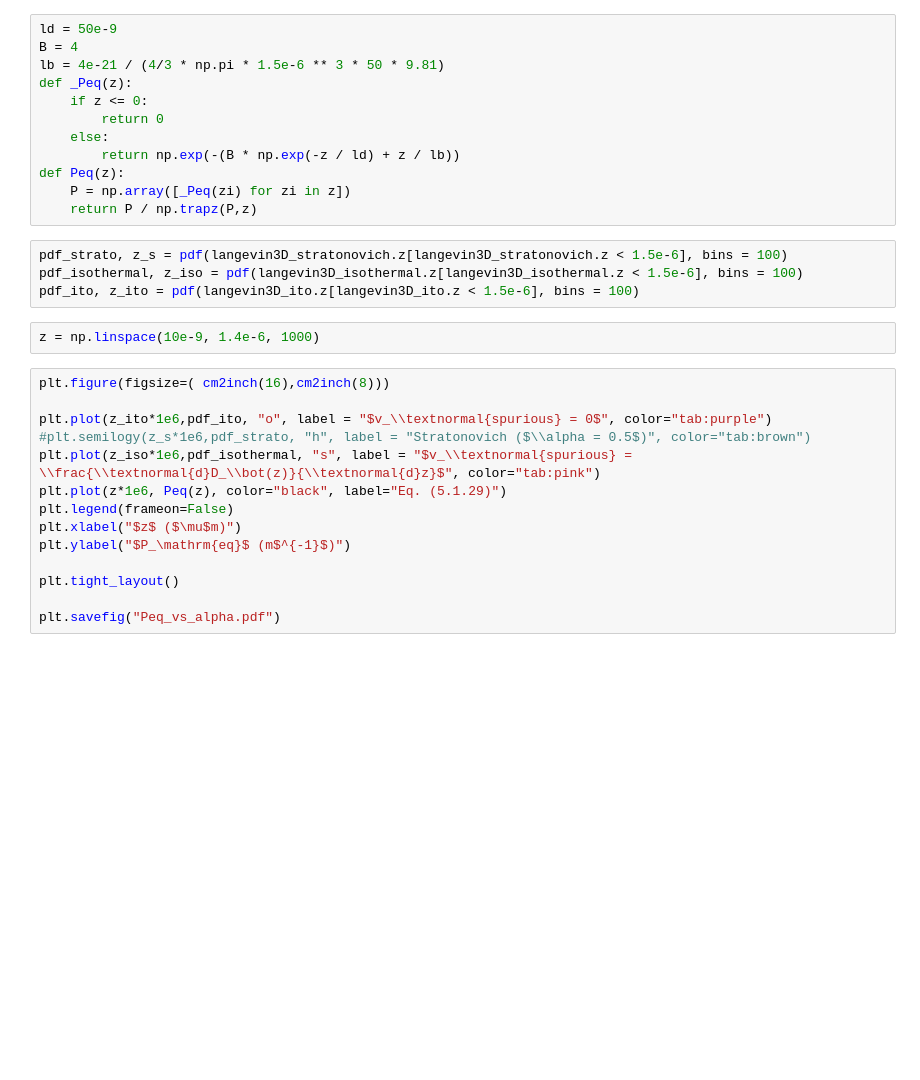
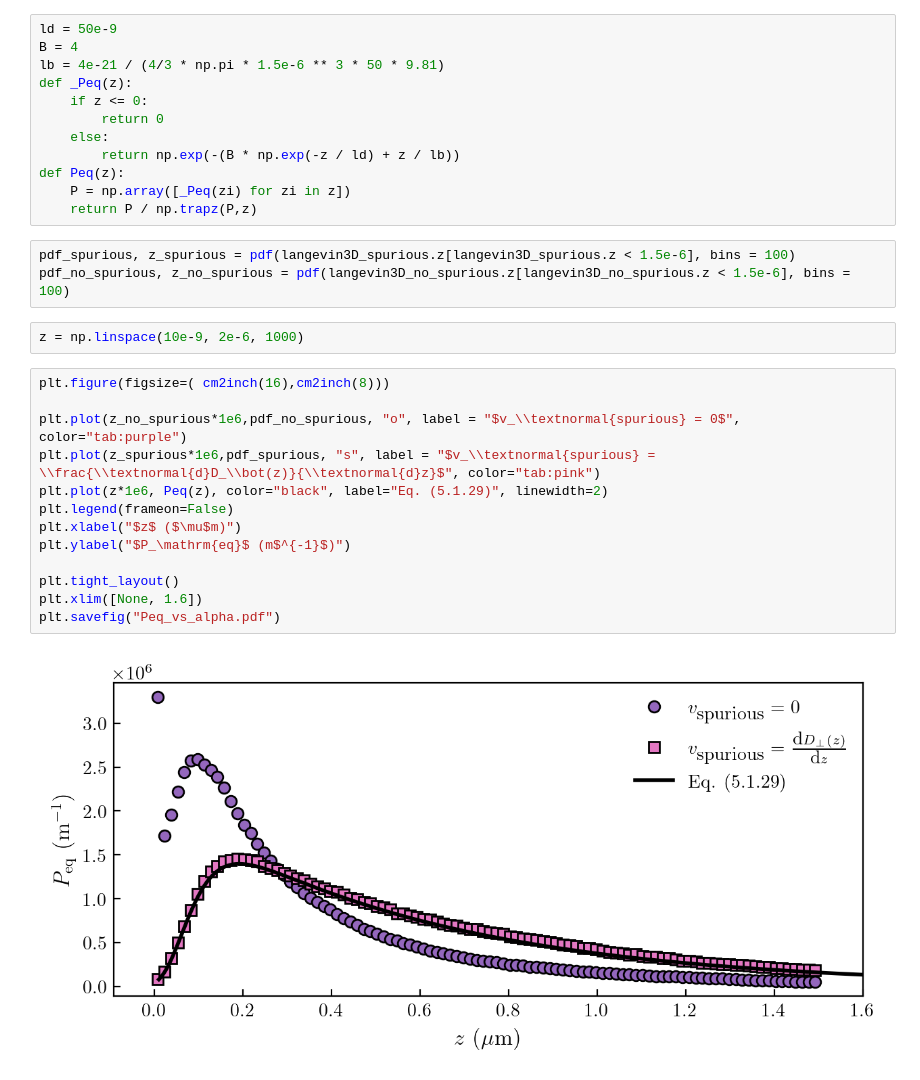
Before and after one commit to eXpensia/Confined-Brownian-Motion, a Jupyter notebook: 02_body/chapter3/images/simulation_confined_Brownian_motion/Overdamped_confined_simulation.ipynb, the cells around one changed output. Cells and saved outputs as stored; diff of their text form; blank space fills up the shorter version.

```diff
--- a/02_body/chapter3/images/simulation_confined_Brownian_motion/Overdamped_confined_simulation.ipynb
+++ b/02_body/chapter3/images/simulation_confined_Brownian_motion/Overdamped_confined_simulation.ipynb
@@ -297,24 +294,24 @@ def Peq(z):
     P = np.array([_Peq(zi) for zi in z])
     return P / np.trapz(P,z)
 # %%
-pdf_strato, z_s = pdf(langevin3D_stratonovich.z[langevin3D_stratonovich.z < 1.5e-6], bins = 100)
-pdf_isothermal, z_iso = pdf(langevin3D_isothermal.z[langevin3D_isothermal.z < 1.5e-6], bins = 100)
-pdf_ito, z_ito = pdf(langevin3D_ito.z[langevin3D_ito.z < 1.5e-6], bins = 100)
+pdf_spurious, z_spurious = pdf(langevin3D_spurious.z[langevin3D_spurious.z < 1.5e-6], bins = 100)
+pdf_no_spurious, z_no_spurious = pdf(langevin3D_no_spurious.z[langevin3D_no_spurious.z < 1.5e-6], bins = 100)
 # %%
-z = np.linspace(10e-9, 1.4e-6, 1000)
+z = np.linspace(10e-9, 2e-6, 1000)
 # %%
 plt.figure(figsize=( cm2inch(16),cm2inch(8)))
 
-plt.plot(z_ito*1e6,pdf_ito, "o", label = "$v_\\textnormal{spurious} = 0$", color="tab:purple")
-#plt.semilogy(z_s*1e6,pdf_strato, "h", label = "Stratonovich ($\\alpha = 0.5$)", color="tab:brown")
-plt.plot(z_iso*1e6,pdf_isothermal, "s", label = "$v_\\textnormal{spurious} = \\frac{\\textnormal{d}D_\\bot(z)}{\\textnormal{d}z}$", color="tab:pink")
-plt.plot(z*1e6, Peq(z), color="black", label="Eq. (5.1.29)")
+plt.plot(z_no_spurious*1e6,pdf_no_spurious, "o", label = "$v_\\textnormal{spurious} = 0$", color="tab:purple")
+plt.plot(z_spurious*1e6,pdf_spurious, "s", label = "$v_\\textnormal{spurious} = \\frac{\\textnormal{d}D_\\bot(z)}{\\textnormal{d}z}$", color="tab:pink")
+plt.plot(z*1e6, Peq(z), color="black", label="Eq. (5.1.29)", linewidth=2)
 plt.legend(frameon=False)
 plt.xlabel("$z$ ($\mu$m)")
 plt.ylabel("$P_\mathrm{eq}$ (m$^{-1}$)")
 
 plt.tight_layout()
-
+plt.xlim([None, 1.6])
 plt.savefig("Peq_vs_alpha.pdf")
+# %% [output]
+[figure, added]
 # %%
 lb
```
Also changed, not shown: parts of 5 cells of this notebook, 34 other files.
